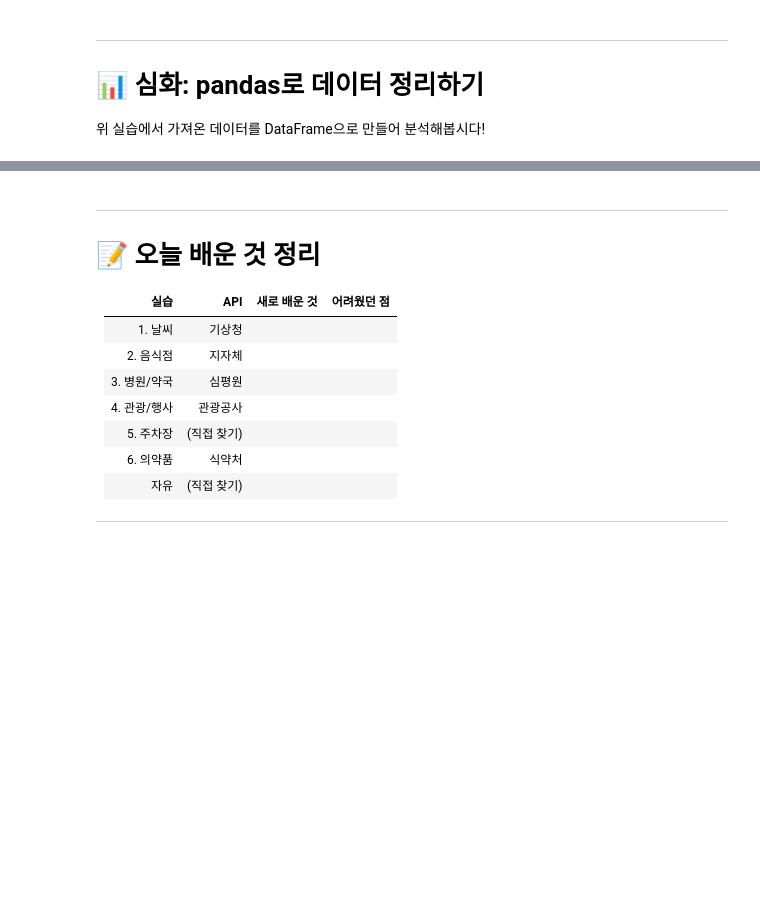
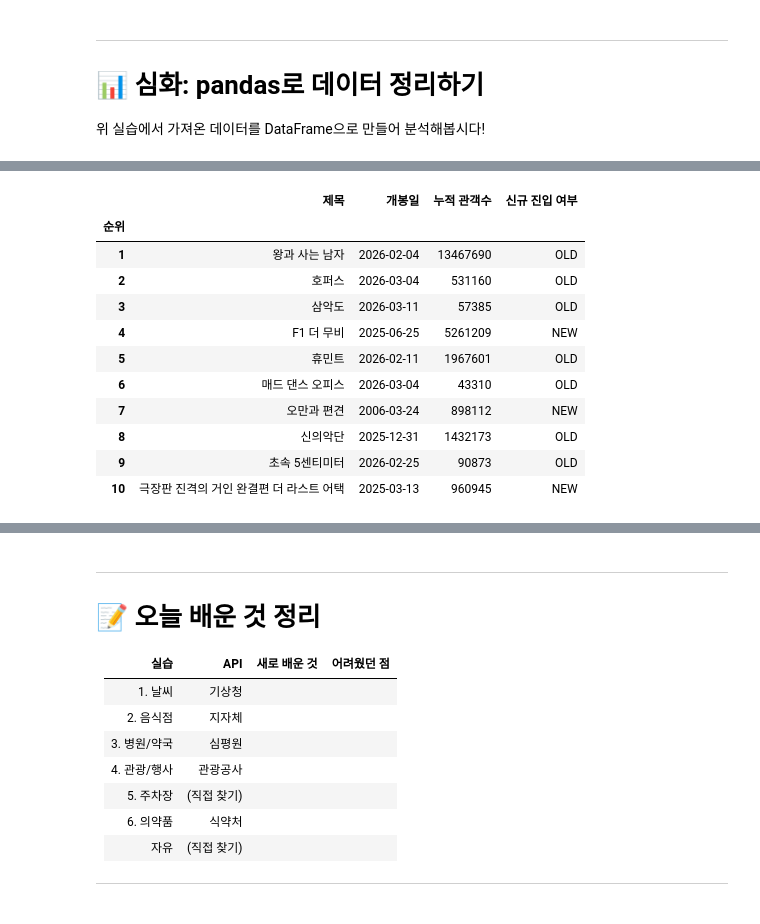
Before and after one commit to ghee01/bigdata2026-basic, a Jupyter notebook: data_analysis/day18_02_public_api_practice_collection.ipynb, the cells around one changed output, grey strips where cells are left out. Cells and saved outputs as stored; diff of their text form; code cells hidden in the pictures; blank space fills up the shorter version.

```diff
--- a/data_analysis/day18_02_public_api_practice_collection.ipynb
+++ b/data_analysis/day18_02_public_api_practice_collection.ipynb
@@ -37,6 +37,7 @@ nest_asyncio.apply()
 load_dotenv()
 
 API_KEY = os.getenv('OPENAPI_API_KEY')
+API_KEY_M = os.getenv('OPENAPI_KEY_MOVIE')
 # %%
 # ✅ 공통 설정 - 모든 실습에서 사용
 import requests
@@ -796,0 +814,13 @@ else:
+# %%
+# 원하는 데이터 추출
+
+items_m = data_m["boxOfficeResult"]["weeklyBoxOfficeList"]
+date1 = data_m['boxOfficeResult']['showRange'][:8]
+date2 = data_m['boxOfficeResult']['showRange'][9:]
+stDate = datetime.strptime(date1, "%Y%m%d").strftime("%Y-%m-%d")
+edDate = datetime.strptime(date2, "%Y%m%d").strftime("%Y-%m-%d")
+
+print(f"<{stDate} ~ {edDate} {data_m['boxOfficeResult']['boxofficeType']}>")
+print(' | 순위 | 영화 제목 | 개봉일 | 누적 관객수 |\n')
+for item in items_m:
+    print(f" 🎬 {item['rank']}위 {item['movieNm']} | {item['openDt']} | {int(item['audiAcc']):,}명")
@@ -820,0 +902,20 @@ print("주석을 해제하고 실행해보세요!")
+# %%
+movie_data = [] # 전체 영화 정보
+
+for i in items_m:
+    movie_data_dict = {}
+    rank = i['rank'] # 순위
+    title = i['movieNm'] # 영화 제목
+    openDate = i['openDt'] # 개봉일
+    count = i['audiAcc'] # 누적 관객수
+    old_new = i['rankOldAndNew'] # 신규 진입 여부
+
+    movie_data_dict['순위'] = rank
+    movie_data_dict['제목'] = title
+    movie_data_dict['개봉일'] = openDate
+    movie_data_dict['누적 관객수'] = count
+    movie_data_dict['신규 진입 여부'] = old_new
+
+    movie_data.append(movie_data_dict)
+
+movie_data
@@ -820,0 +940,16 @@ print("주석을 해제하고 실행해보세요!")
+# %%
+df = pd.DataFrame(movie_data).set_index('순위')
+df
+# %% [output]
+|  | 제목 | 개봉일 | 누적 관객수 | 신규 진입 여부 |
+| 순위 |  |  |  |  |
+| 1 | 왕과 사는 남자 | 2026-02-04 | 13467690 | OLD |
+| 2 | 호퍼스 | 2026-03-04 | 531160 | OLD |
+| 3 | 삼악도 | 2026-03-11 | 57385 | OLD |
+| 4 | F1 더 무비 | 2025-06-25 | 5261209 | NEW |
+| 5 | 휴민트 | 2026-02-11 | 1967601 | OLD |
+| 6 | 매드 댄스 오피스 | 2026-03-04 | 43310 | OLD |
+| 7 | 오만과 편견 | 2006-03-24 | 898112 | NEW |
+| 8 | 신의악단 | 2025-12-31 | 1432173 | OLD |
+| 9 | 초속 5센티미터 | 2026-02-25 | 90873 | OLD |
+| 10 | 극장판 진격의 거인 완결편 더 라스트 어택 | 2025-03-13 | 960945 | NEW |
```
Also changed, not shown: parts of 9 cells of this notebook.
